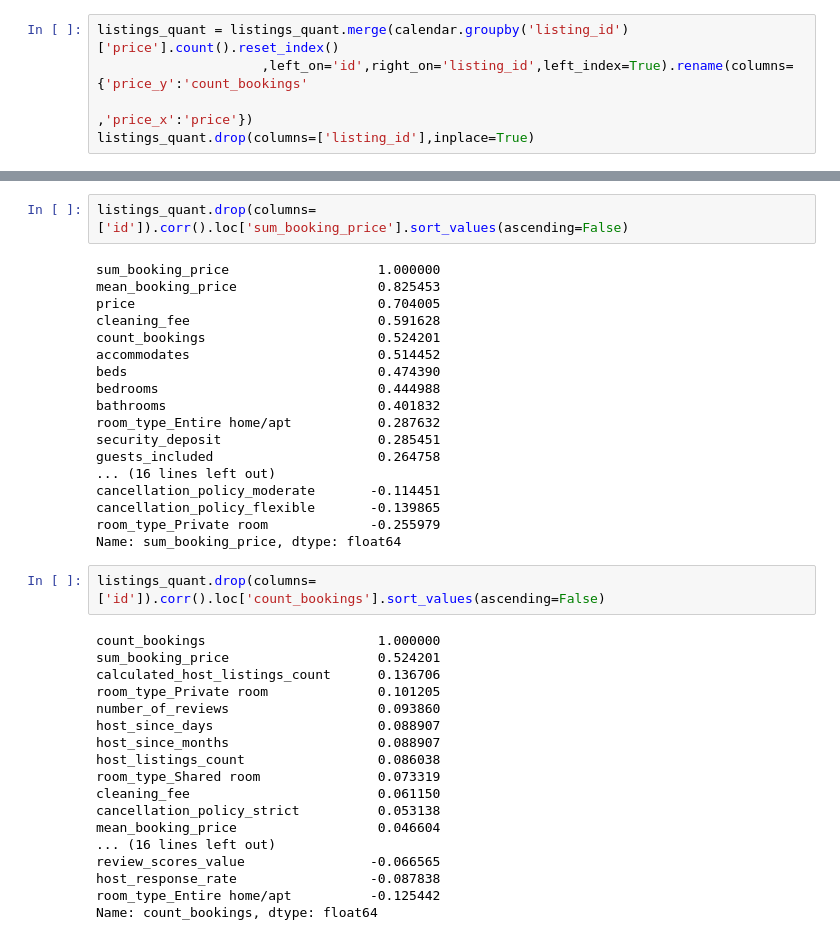
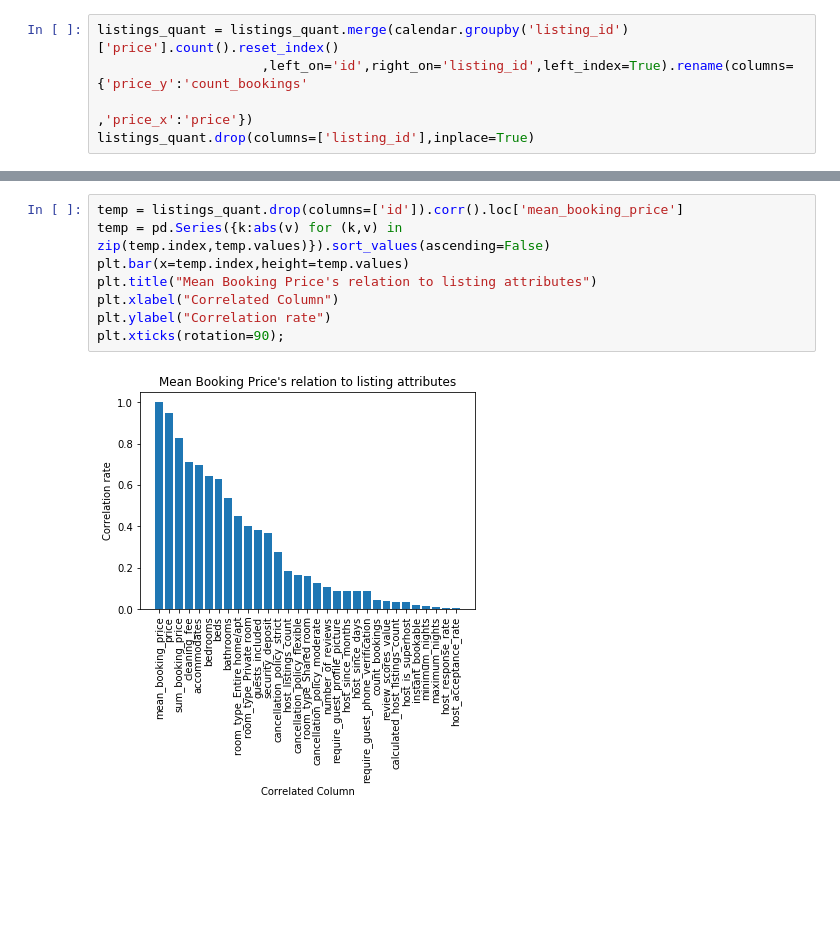
Before and after one commit to DataJan02/SeattleAirbnbAnalysis, a Jupyter notebook: SeattleData.ipynb, the cells around one changed output, grey strips where cells are left out. Drawn from its saved outputs; the diff is of its cells as text; blank space fills up the shorter version.

```diff
--- a/SeattleData.ipynb
+++ b/SeattleData.ipynb
@@ -510,40 +462,10 @@ Name: mean_booking_price, dtype: float64
-# %%
-listings_quant.drop(columns=['id']).corr().loc['sum_booking_price'].sort_values(ascending=False)
-# %% [output]
-sum_booking_price                   1.000000
-mean_booking_price                  0.825453
-price                               0.704005
-cleaning_fee                        0.591628
-count_bookings                      0.524201
-accommodates                        0.514452
-beds                                0.474390
-bedrooms                            0.444988
-bathrooms                           0.401832
-room_type_Entire home/apt           0.287632
-security_deposit                    0.285451
-guests_included                     0.264758
-... (16 lines left out)
-cancellation_policy_moderate       -0.114451
-cancellation_policy_flexible       -0.139865
-room_type_Private room             -0.255979
-Name: sum_booking_price, dtype: float64
-# %%
-listings_quant.drop(columns=['id']).corr().loc['count_bookings'].sort_values(ascending=False)
-# %% [output]
-count_bookings                      1.000000
-sum_booking_price                   0.524201
-calculated_host_listings_count      0.136706
-room_type_Private room              0.101205
-number_of_reviews                   0.093860
-host_since_days                     0.088907
-host_since_months                   0.088907
-host_listings_count                 0.086038
-room_type_Shared room               0.073319
-cleaning_fee                        0.061150
-cancellation_policy_strict          0.053138
-mean_booking_price                  0.046604
-... (16 lines left out)
-review_scores_value                -0.066565
-host_response_rate                 -0.087838
-room_type_Entire home/apt          -0.125442
-Name: count_bookings, dtype: float64
+# %%
+temp = listings_quant.drop(columns=['id']).corr().loc['mean_booking_price']
+temp = pd.Series({k:abs(v) for (k,v) in zip(temp.index,temp.values)}).sort_values(ascending=False)
+plt.bar(x=temp.index,height=temp.values)
+plt.title("Mean Booking Price's relation to listing attributes")
+plt.xlabel("Correlated Column")
+plt.ylabel("Correlation rate")
+plt.xticks(rotation=90);
+# %% [output]
+[figure, added]
```
Also changed, not shown: parts of 14 cells of this notebook.
